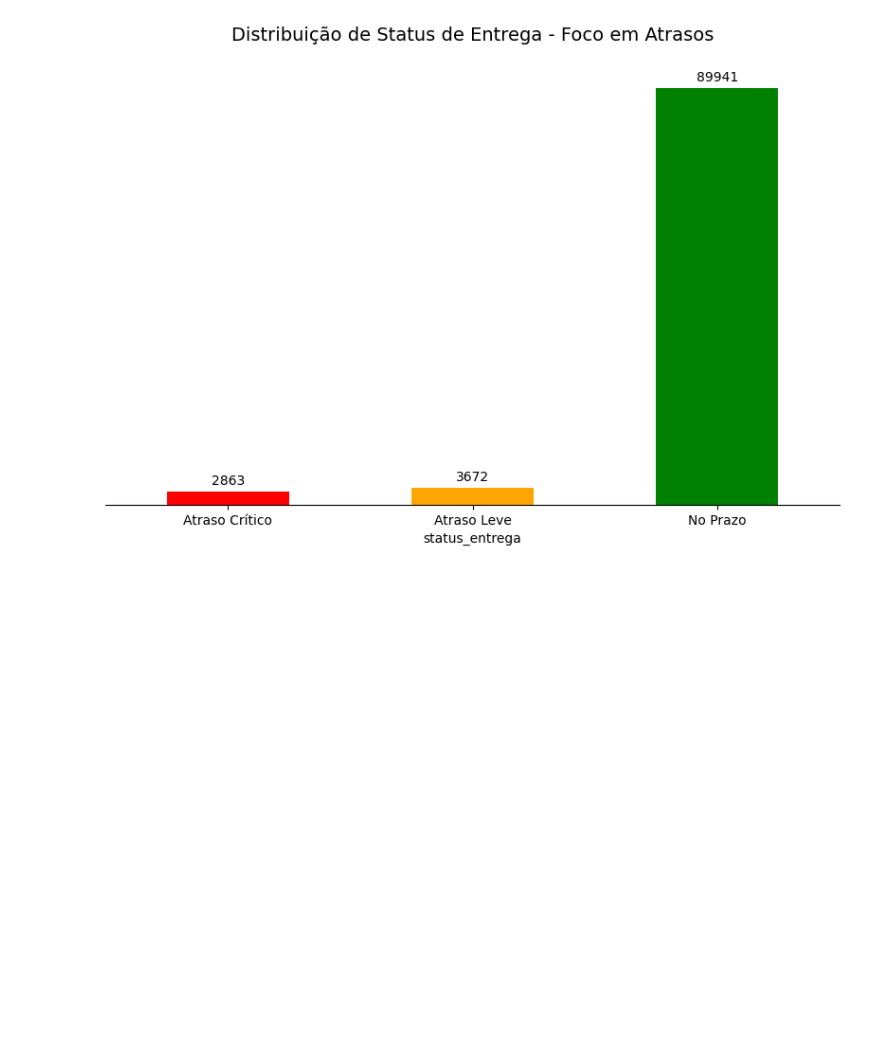
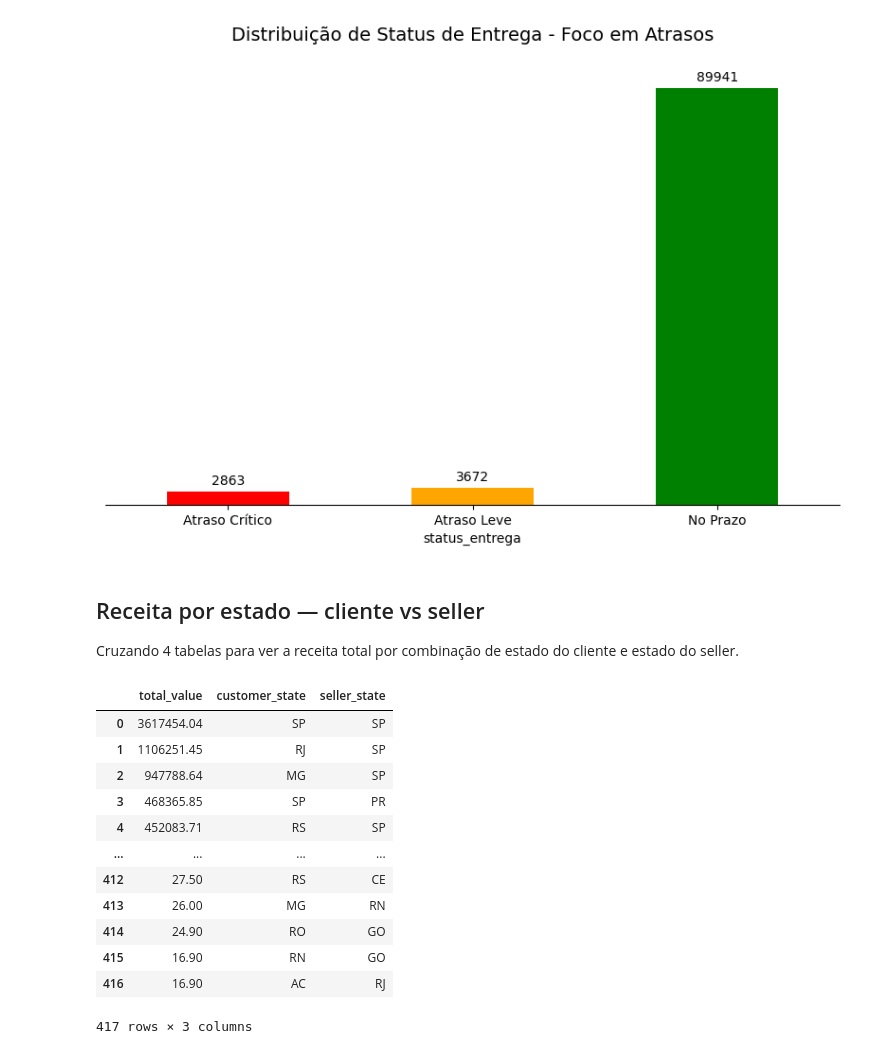
Before and after one commit to LucasFDL/olist-analytics, a Jupyter notebook: notebooks/02_sql_olist.ipynb, the cells around one changed output. Cells and saved outputs as stored; diff of their text form; code cells hidden in the pictures; blank space fills up the shorter version.

Commit message:
feat(notebook): add complex joins with 4 and 5 tables

```diff
--- a/notebooks/02_sql_olist.ipynb
+++ b/notebooks/02_sql_olist.ipynb
@@ -449,3 +449,40 @@ plt.xticks(rotation=0)
 plt.show()
 # %% [output]
 [figure]
+# %% [markdown]
+## Receita por estado — cliente vs seller
+Cruzando 4 tabelas para ver a receita total por combinação de estado do cliente e estado do seller.
+# %%
+con.execute("""
+    SELECT
+       ROUND(SUM(oi.price), 2) AS total_value,
+        c.customer_state,
+        s.seller_state
+    FROM
+        orders AS o
+    JOIN
+        order_items AS oi ON o.order_id = oi.order_id
+    JOIN
+        sellers AS s ON oi.seller_id = s.seller_id
+    JOIN
+        customers AS c ON o.customer_id = c.customer_id
+    GROUP BY
+        c.customer_state,
+        s.seller_state
+    ORDER BY
+        total_value DESC;
+""").df()
+# %% [output]
+|  | total_value | customer_state | seller_state |
+| 0 | 3617454.04 | SP | SP |
+| 1 | 1106251.45 | RJ | SP |
+| 2 | 947788.64 | MG | SP |
+| 3 | 468365.85 | SP | PR |
+| 4 | 452083.71 | RS | SP |
+| ... | ... | ... | ... |
+| 412 | 27.50 | RS | CE |
+| 413 | 26.00 | MG | RN |
+| 414 | 24.90 | RO | GO |
+| 415 | 16.90 | RN | GO |
+| 416 | 16.90 | AC | RJ |
+417 rows × 3 columns
```
Also changed, not shown: parts of 5 cells of this notebook.
